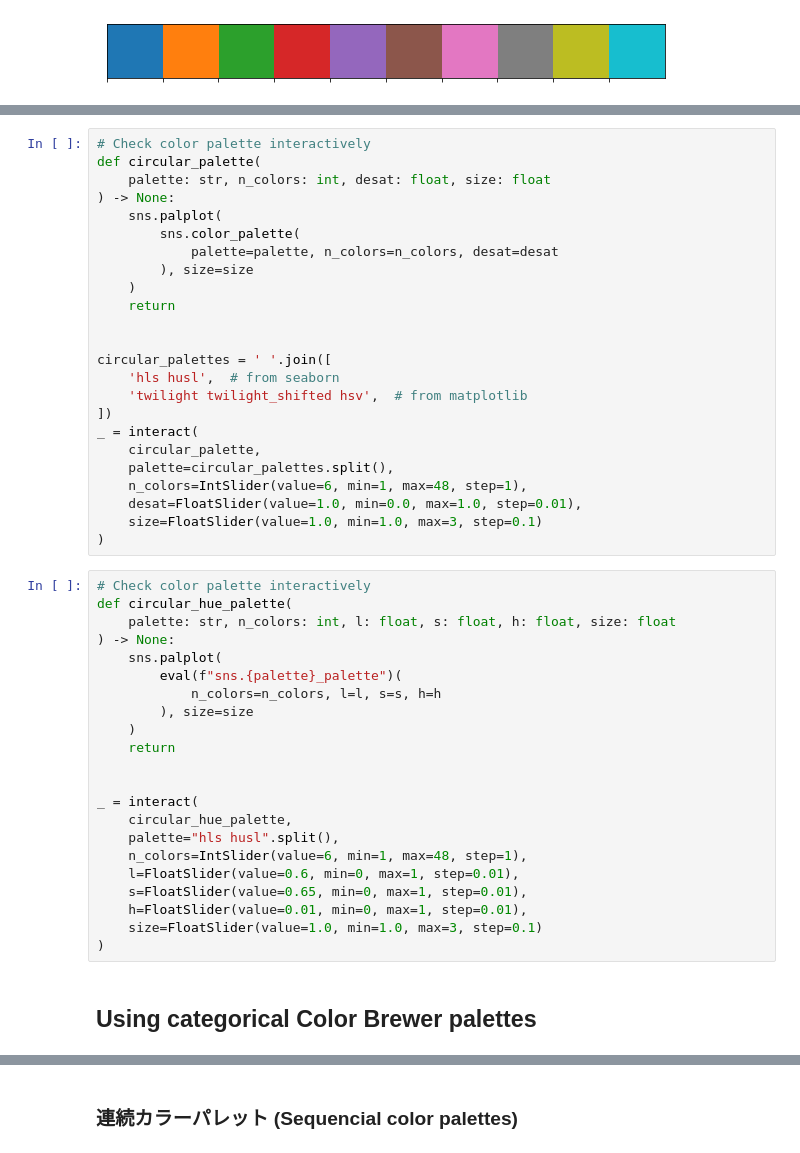
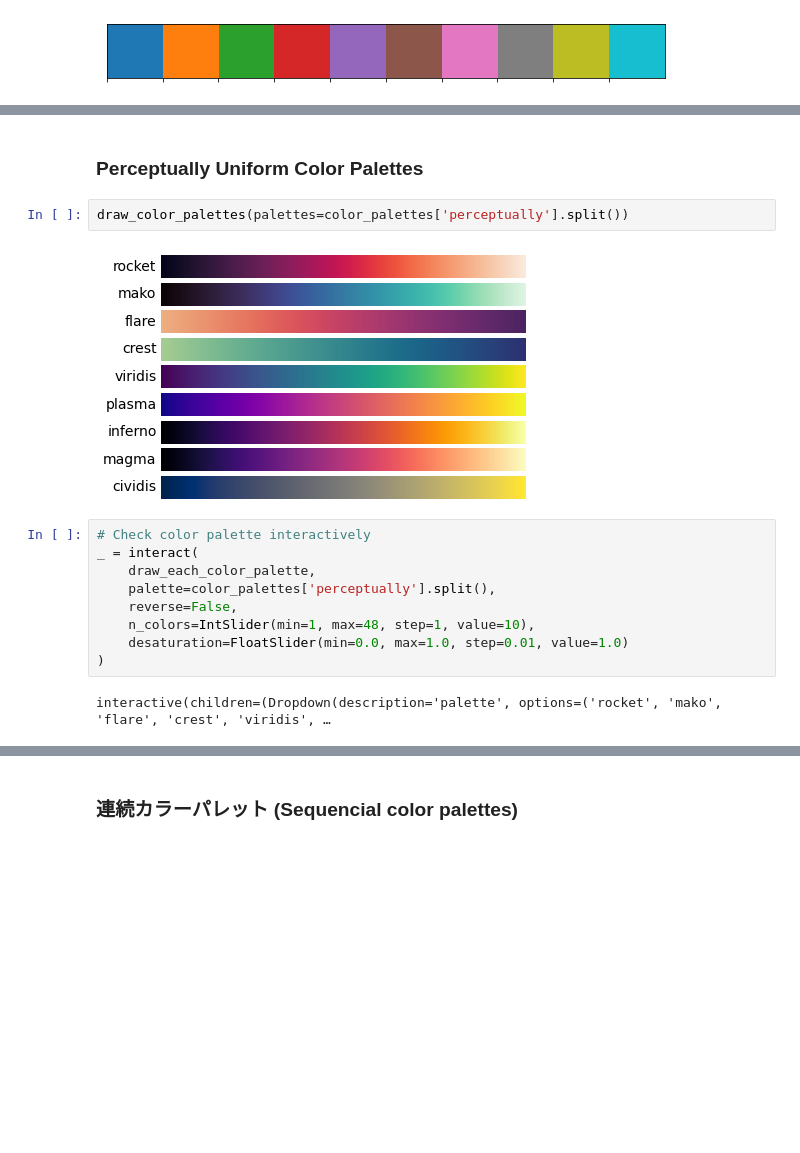
Before and after one commit to tetutaro/seaborn_color_palette, a Jupyter notebook: color_palette.ipynb, the cells around one changed output, grey strips where cells are left out. Saved outputs shown, nothing was run; the diff lists cells and outputs as text; blank space fills up the shorter version.

```diff
--- a/color_palette.ipynb
+++ b/color_palette.ipynb
@@ -113,48 +179,17 @@ sns.palplot(sns.husl_palette(), size=1)
+# %% [markdown]
+### Perceptually Uniform Color Palettes
+# %%
+draw_color_palettes(palettes=color_palettes['perceptually'].split())
+# %% [output]
+[figure, added]
 # %%
 # Check color palette interactively
-def circular_palette(
-    palette: str, n_colors: int, desat: float, size: float
-) -> None:
-    sns.palplot(
-        sns.color_palette(
-            palette=palette, n_colors=n_colors, desat=desat
-        ), size=size
-    )
-    return
-
-
-circular_palettes = ' '.join([
-    'hls husl',  # from seaborn
-    'twilight twilight_shifted hsv',  # from matplotlib
-])
 _ = interact(
-    circular_palette,
-    palette=circular_palettes.split(),
-    n_colors=IntSlider(value=6, min=1, max=48, step=1),
-    desat=FloatSlider(value=1.0, min=0.0, max=1.0, step=0.01),
-    size=FloatSlider(value=1.0, min=1.0, max=3, step=0.1)
+    draw_each_color_palette,
+    palette=color_palettes['perceptually'].split(),
+    reverse=False,
+    n_colors=IntSlider(min=1, max=48, step=1, value=10),
+    desaturation=FloatSlider(min=0.0, max=1.0, step=0.01, value=1.0)
 )
+# %% [output]
+interactive(children=(Dropdown(description='palette', options=('rocket', 'mako', 'flare', 'crest', 'viridis', …
-# %%
-# Check color palette interactively
-def circular_hue_palette(
-    palette: str, n_colors: int, l: float, s: float, h: float, size: float
-) -> None:
-    sns.palplot(
-        eval(f"sns.{palette}_palette")(
-            n_colors=n_colors, l=l, s=s, h=h
-        ), size=size
-    )
-    return
-
-
-_ = interact(
-    circular_hue_palette,
-    palette="hls husl".split(),
-    n_colors=IntSlider(value=6, min=1, max=48, step=1),
-    l=FloatSlider(value=0.6, min=0, max=1, step=0.01),
-    s=FloatSlider(value=0.65, min=0, max=1, step=0.01),
-    h=FloatSlider(value=0.01, min=0, max=1, step=0.01),
-    size=FloatSlider(value=1.0, min=1.0, max=3, step=0.1)
-)
-# %% [markdown]
-## Using categorical Color Brewer palettes
```
Also changed, not shown: parts of 31 cells of this notebook.
